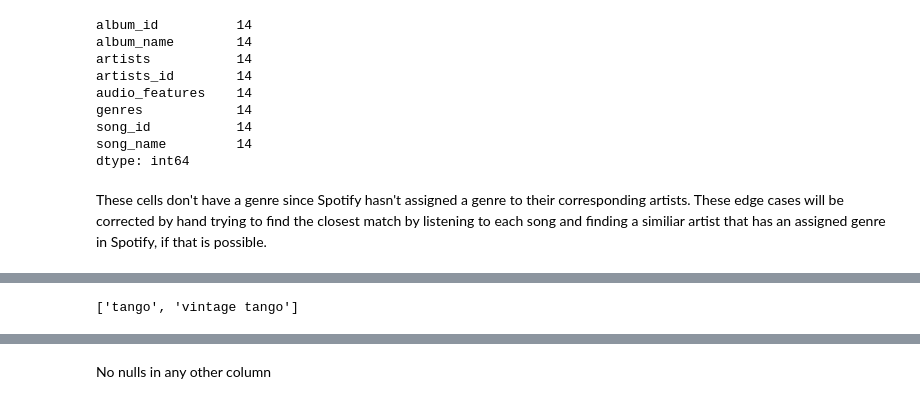
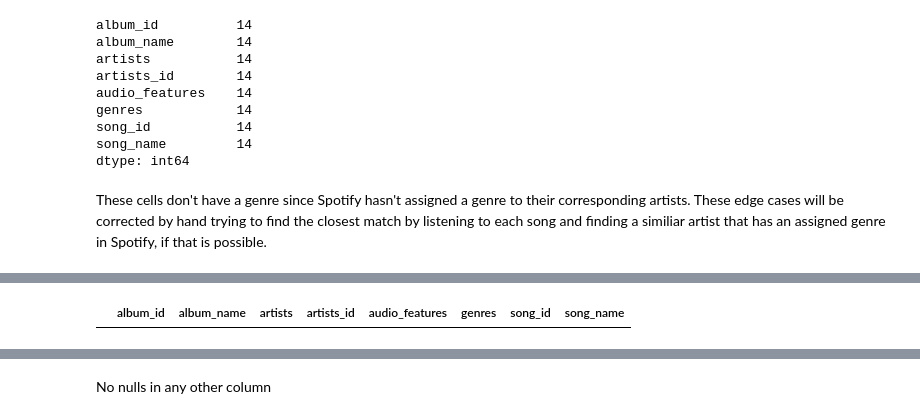
Before and after one commit to karen-pal/mentoria-canciones-DiploDatos, a Jupyter notebook: practico_3.ipynb, the cells around one changed output, grey strips where cells are left out. Cells and saved outputs as stored; diff of their text form; code cells hidden in the pictures.

```diff
--- a/practico_3.ipynb
+++ b/practico_3.ipynb
@@ -220,4 +203,19 @@ dtype: int64
-# %%
-get_genres(["7Cg2eqV6oHNE0P54WfajIX"])
-# %% [output]
-['tango', 'vintage tango']
+# %%
+sanitized_df = songs_original_df.copy()
+sanitized_df.iloc[48]["genres"] = get_genres(["7Cg2eqV6oHNE0P54WfajIX"]) #like julio sosa
+sanitized_df.iloc[478]["genres"] = 'folklore'
+sanitized_df.iloc[498]["genres"] = get_genres(["4Apvih9OZt9ghebGFIVcXI"]) #like los del suquia
+sanitized_df.iloc[526]["genres"] = get_genres(["0iutktJLkNNtErs8c3EoF6"]) #like los tekis
+sanitized_df.iloc[600]["genres"] = get_genres(["7okwEbXzyT2VffBmyQBWLz"]) #like maná
+sanitized_df.iloc[604]["genres"] = get_genres(["3HrbmsYpKjWH1lzhad7alj"]) #like los autenticos decadentes
+sanitized_df.iloc[606]["genres"] = get_genres(["1vumST4jmwQla7lkbLKDUw"]) #like foxley
+sanitized_df.iloc[613]["genres"] = get_genres(["5f5Wlazt9jmI75fK5nPpd6"]) #like 8 segundos
+sanitized_df.iloc[617]["genres"] = get_genres(["0SnyKkoyBaB2fG8IJH4xmU"]) #like los piojos
+sanitized_df.iloc[628]["genres"] = get_genres(["0SnyKkoyBaB2fG8IJH4xmU"]) #like los piojos
+sanitized_df.iloc[637]["genres"] = get_genres(["2wjmZuSHtRx96Qxb8HiP2o"]) #like los guasones
+sanitized_df.iloc[647]["genres"] = get_genres(["0SnyKkoyBaB2fG8IJH4xmU"]) #like los piojos
+sanitized_df.iloc[652]["genres"] = get_genres(["54YdJC33Ztc1CNIuodmyUb"]) #like leo garcia
+sanitized_df.iloc[663]["genres"] = get_genres(["1AvkrI2S7knrbaZxydvc9B"]) #like mala fama
+sanitized_df[[x == [] for x in sanitized_df["genres"]]]
+# %% [output]
+|  | album_id | album_name | artists | artists_id | audio_features | genres | song_id | song_name |
```
Also changed, not shown: parts of 9 cells of this notebook.
